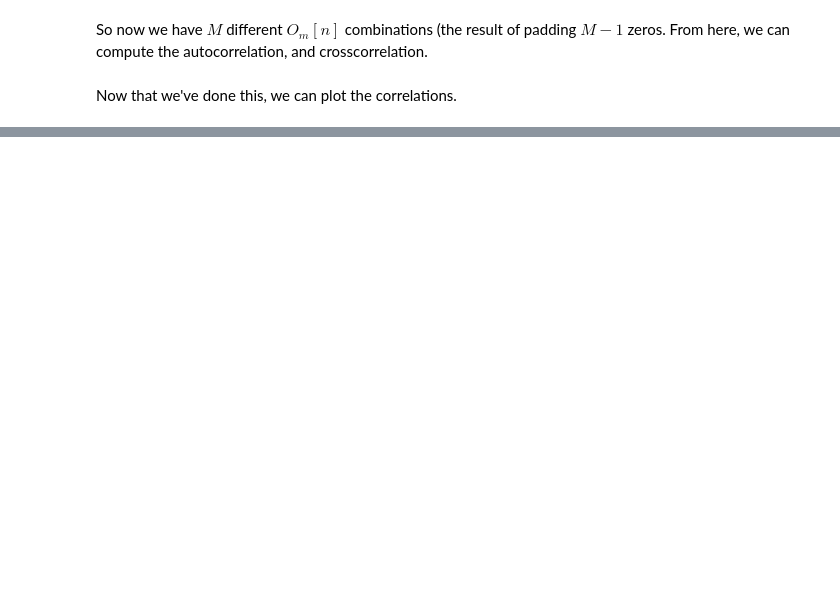
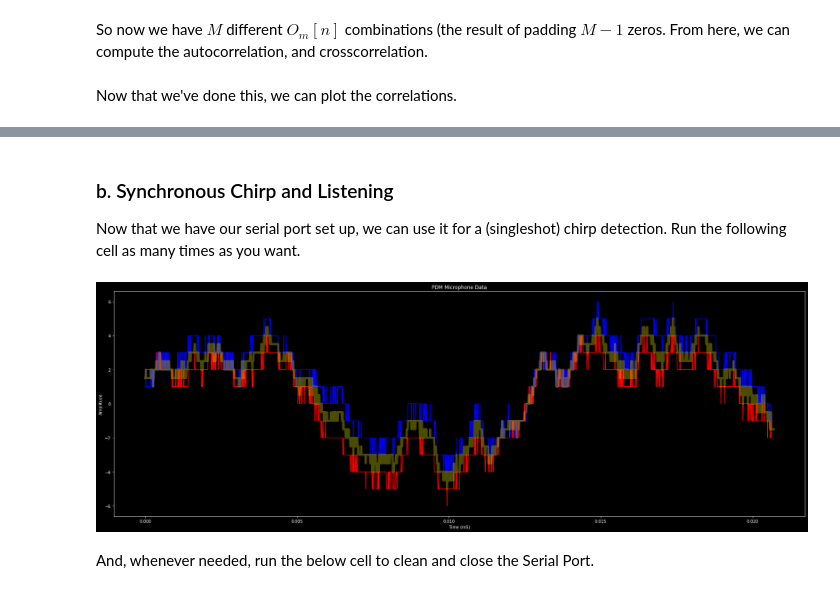
Before and after one commit to wabrams/NIST-PREP, a Jupyter notebook: orth_chirps.ipynb, the cells around one changed output, grey strips where cells are left out. Cells and saved outputs as stored; diff of their text form; code cells hidden in the pictures; blank space fills up the shorter version.

```diff
--- a/orth_chirps.ipynb
+++ b/orth_chirps.ipynb
@@ -118,0 +202,46 @@ plt.show()
+# %% [markdown]
+### b. Synchronous Chirp and Listening
+
+Now that we have our serial port set up, we can use it for a (singleshot) chirp detection. Run the following cell as many times as you want.
+# %%
+fsamp = (19e6 / (32*6))
+samp = 2048
+larr = np.zeros(samp)
+rarr = np.zeros(samp)
+n = np.linspace(0, samp/fsamp, samp)
+# 19MHz / (32 * 6) =
+
+fig, ax = plt.subplots()
+ax.set_xlabel("Time (mS)")
+ax.set_ylabel("Amplitude")
+ax.set_title("PDM Microphone Data")
+
+larr_raw = []
+rarr_raw = []
+s.flushInput()
+play_audio(np.real(sn))
+s.write(b"r")
+res = s.readline().decode().strip()
+if res == "left:":
+    larr_raw = s.readline().decode().strip().split(" ") # tprint(larr_raw)
+else:
+    # todo: throw error / warning
+    tprint("not left!")
+res = s.readline().decode().strip()
+if res == "right:":
+    rarr_raw = s.readline().decode().strip().split(" ") # tprint(rarr_raw)
+else:
+    tprint("not right!")
+
+larr = np.array(list(map(int, larr_raw)))
+rarr = np.array(list(map(int, rarr_raw)))
+tarr = (larr + rarr) / 2.0
+
+ax.plot(n, larr, 'r-')
+ax.plot(n, rarr, 'b-')
+ax.plot(n, tarr, 'y-', alpha=0.4, linewidth=5)
+plt.show()
+# %% [output]
+[figure, added]
+# %% [markdown]
+And, whenever needed, run the below cell to clean and close the Serial Port.
```
Also changed, not shown: parts of 20 cells of this notebook, 1 other file.
